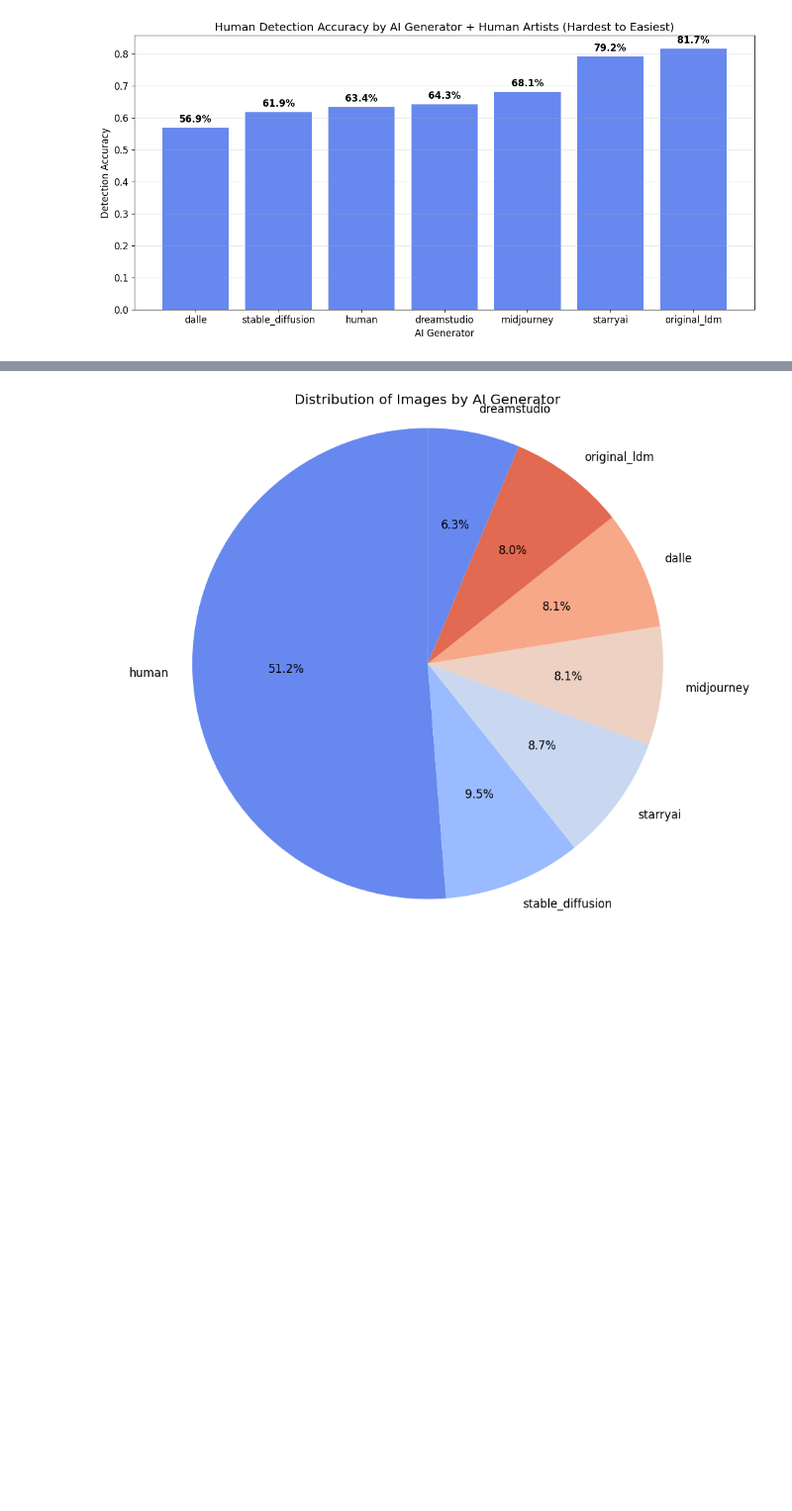
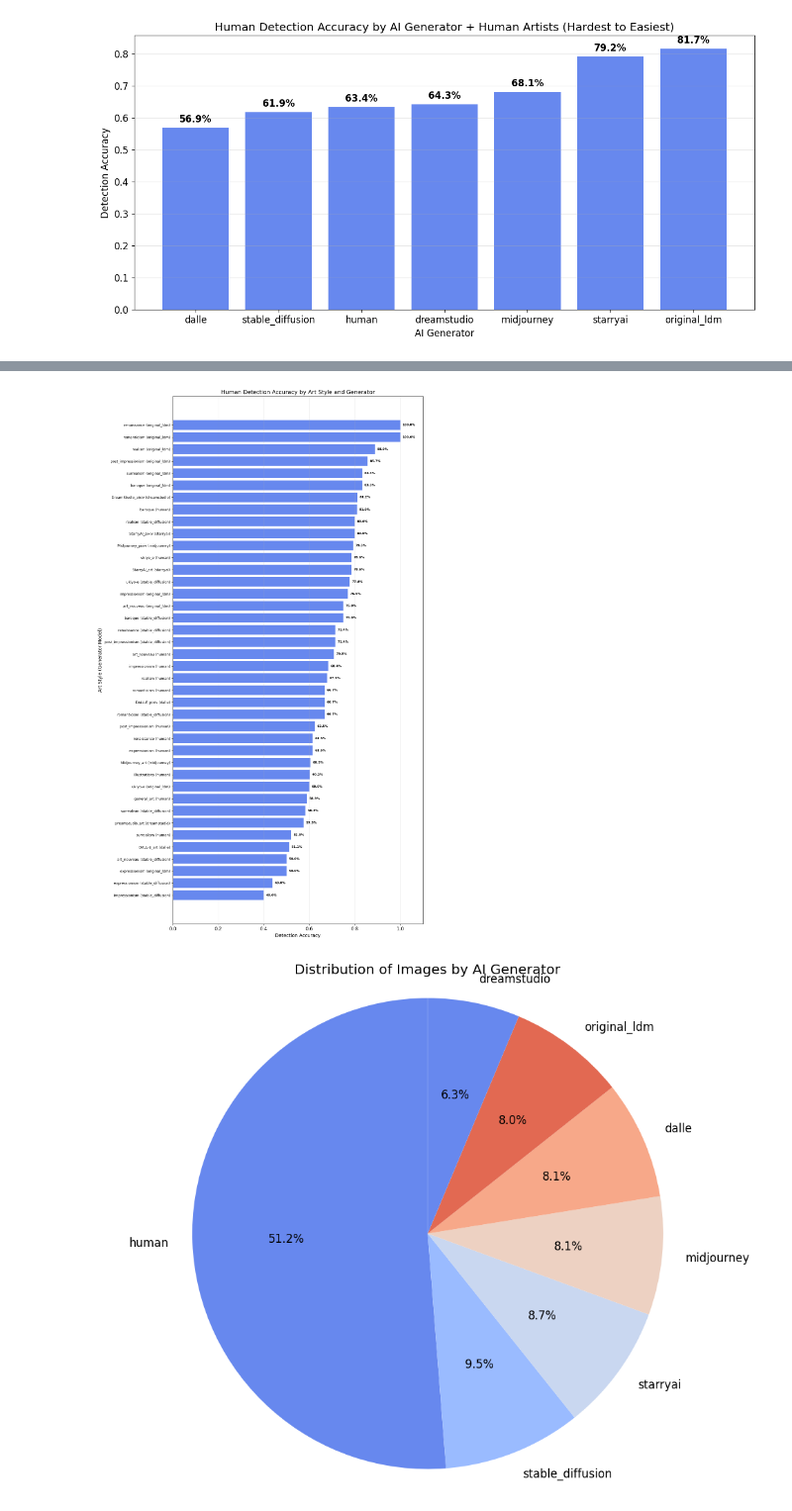
Before and after one commit to imanidris21/The-Detection-Game, a Jupyter notebook: Data_Analysis/Data_Analysis.ipynb, the cells around one changed output, grey strips where cells are left out. Shown at 99% size. Cells and saved outputs as stored; diff of their text form; code cells hidden in the pictures; blank space fills up the shorter version.

```diff
--- a/Data_Analysis/Data_Analysis.ipynb
+++ b/Data_Analysis/Data_Analysis.ipynb
@@ -886,3 +893,41 @@ else:
+# %%
+# Human Detection Accuracy by Art Style and Generator (Horizontal Layout)
+if 'art_style' in votes_finished.columns:
+    # Calculate accuracy by art style and generator model
+    style_gen_accuracy = votes_finished.groupby(['art_style', 'generator_model']).agg({
+        'correct': ['count', 'mean'],
+        'confidence': 'mean' if 'confidence' in votes_finished.columns else 'count'
+    }).round(3)
+    style_gen_accuracy.columns = ['Total_Votes', 'Accuracy', 'Avg_Confidence']
+    style_gen_accuracy = style_gen_accuracy.reset_index()
+
+    # Create combined label for y-axis
+    style_gen_accuracy['combined_label'] = style_gen_accuracy['art_style'] + ' (' + style_gen_accuracy['generator_model'] + ')'
+
+    # Sort by accuracy (ascending for horizontal bar chart)
+    style_gen_accuracy = style_gen_accuracy.sort_values('Accuracy', ascending=True)
+
+    plt.figure(figsize=(12, 20))
+    bars = plt.barh(range(len(style_gen_accuracy)), style_gen_accuracy['Accuracy'])
+    plt.title('Human Detection Accuracy by Art Style and Generator')
+    plt.ylabel('Art Style (Generator Model)')
+    plt.xlabel('Detection Accuracy')
+    plt.yticks(range(len(style_gen_accuracy)), style_gen_accuracy['combined_label'], fontsize=9)
+
+    # Add value labels
+    for i, bar in enumerate(bars):
+        plt.text(bar.get_width() + 0.01, bar.get_y() + bar.get_height()/2,
+                 f'{style_gen_accuracy.iloc[i]["Accuracy"]:.1%}',
+                 ha='left', va='center', fontsize=8, fontweight='bold')
+
+    plt.grid(True, alpha=0.3, axis='x')
+    plt.xlim(0, 1.1)  # Set x-axis limit to accommodate labels
+    plt.tight_layout()
+    plt.show()
+else:
+    print("Style data not available")
+# %% [output]
+[figure, added]
 # %%
 # Generator Distribution
 if 'generator_model' in votes_finished.columns:
```
Also changed, not shown: parts of 1 cell of this notebook, 12 other files.
